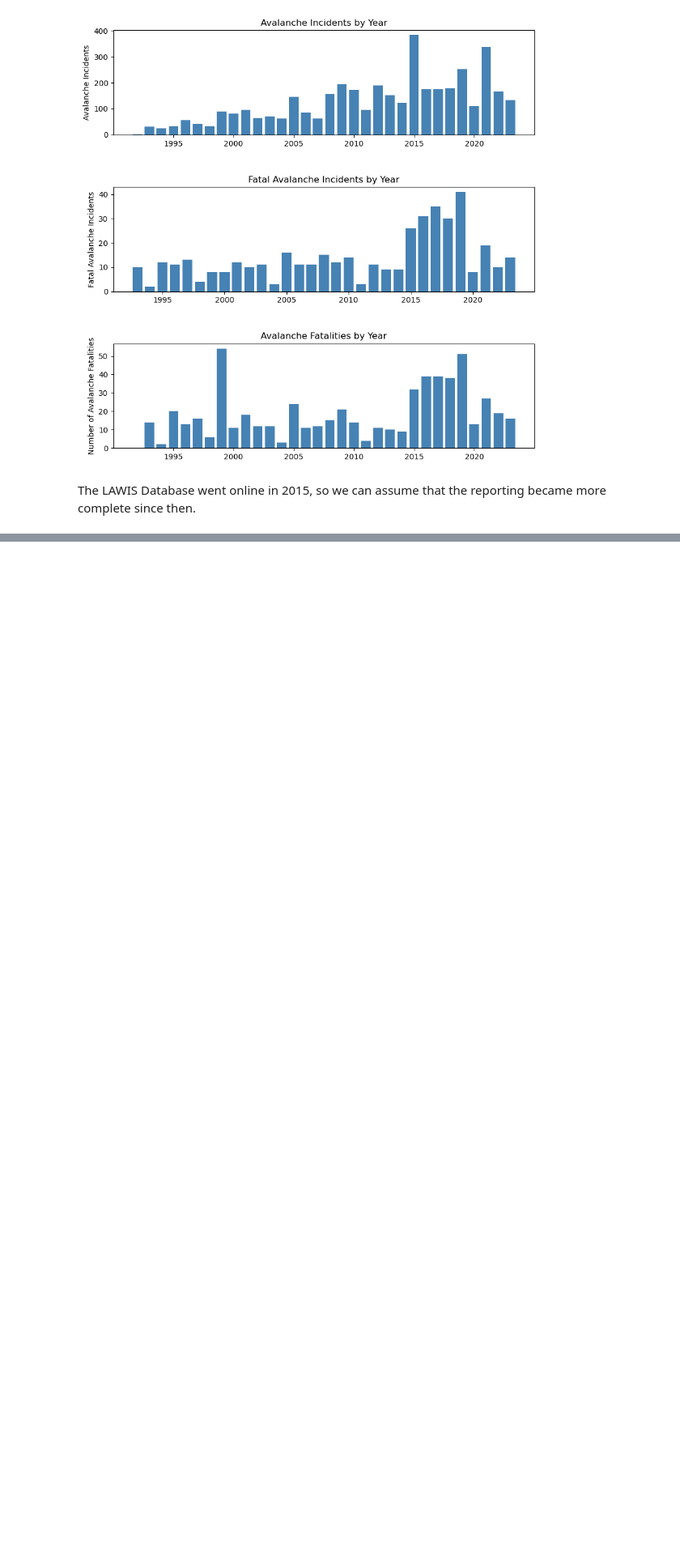
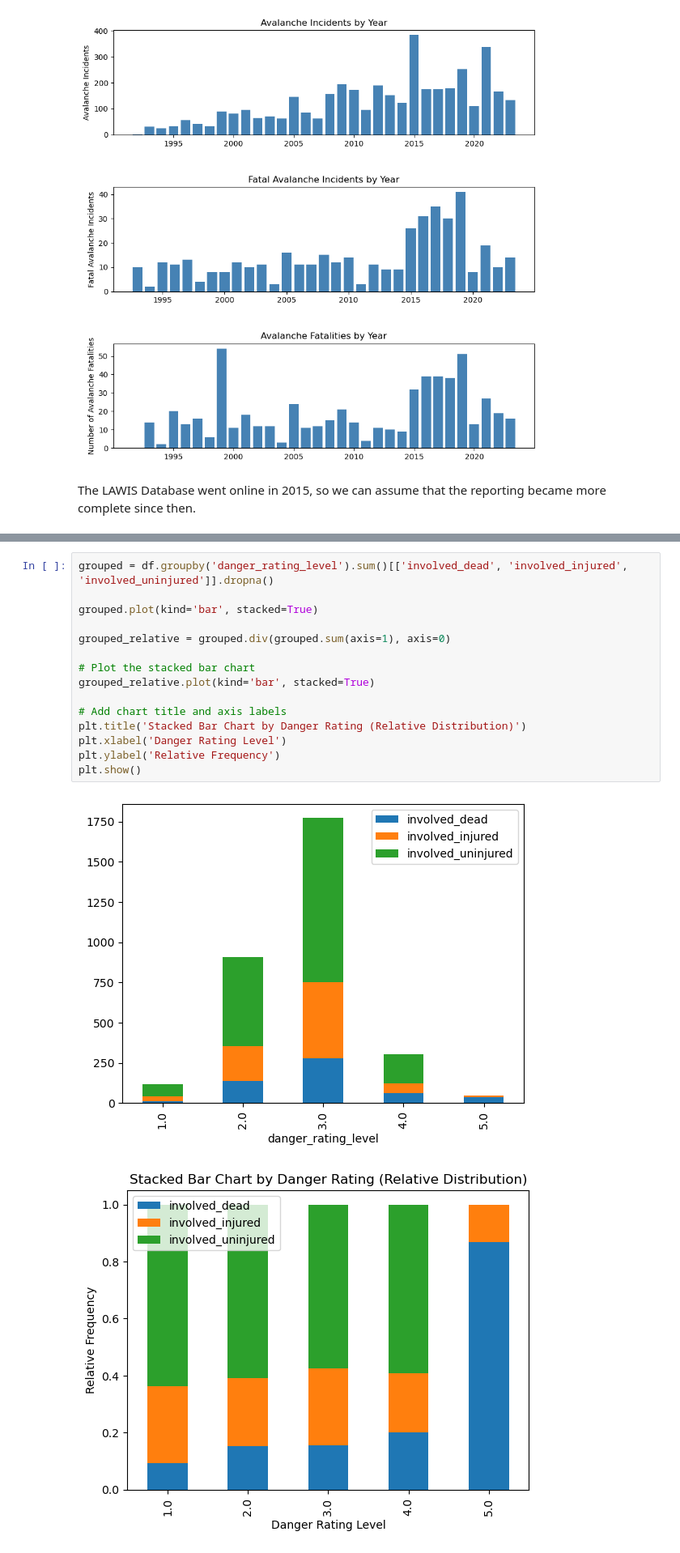
Before and after one commit to PTschaikner/LAWIS_DataAnalysis, a Jupyter notebook: LAWIS_DataAnalysis.ipynb, the cells around one changed output, grey strips where cells are left out. Shown: that part at 81% size. Cells and saved outputs as stored; diff of their text form; blank space fills up the shorter version.

```diff
--- a/LAWIS_DataAnalysis.ipynb
+++ b/LAWIS_DataAnalysis.ipynb
@@ -181,0 +184,18 @@ memory usage: 776.7+ KB
+# %%
+grouped = df.groupby('danger_rating_level').sum()[['involved_dead', 'involved_injured', 'involved_uninjured']].dropna()
+
+grouped.plot(kind='bar', stacked=True)
+
+grouped_relative = grouped.div(grouped.sum(axis=1), axis=0)
+
+# Plot the stacked bar chart
+grouped_relative.plot(kind='bar', stacked=True)
+
+# Add chart title and axis labels
+plt.title('Stacked Bar Chart by Danger Rating (Relative Distribution)')
+plt.xlabel('Danger Rating Level')
+plt.ylabel('Relative Frequency')
+plt.show()
+# %% [output]
+[figure, added]
+[figure, added]
```
Also changed, not shown: parts of 3 cells of this notebook, 1 other file.
